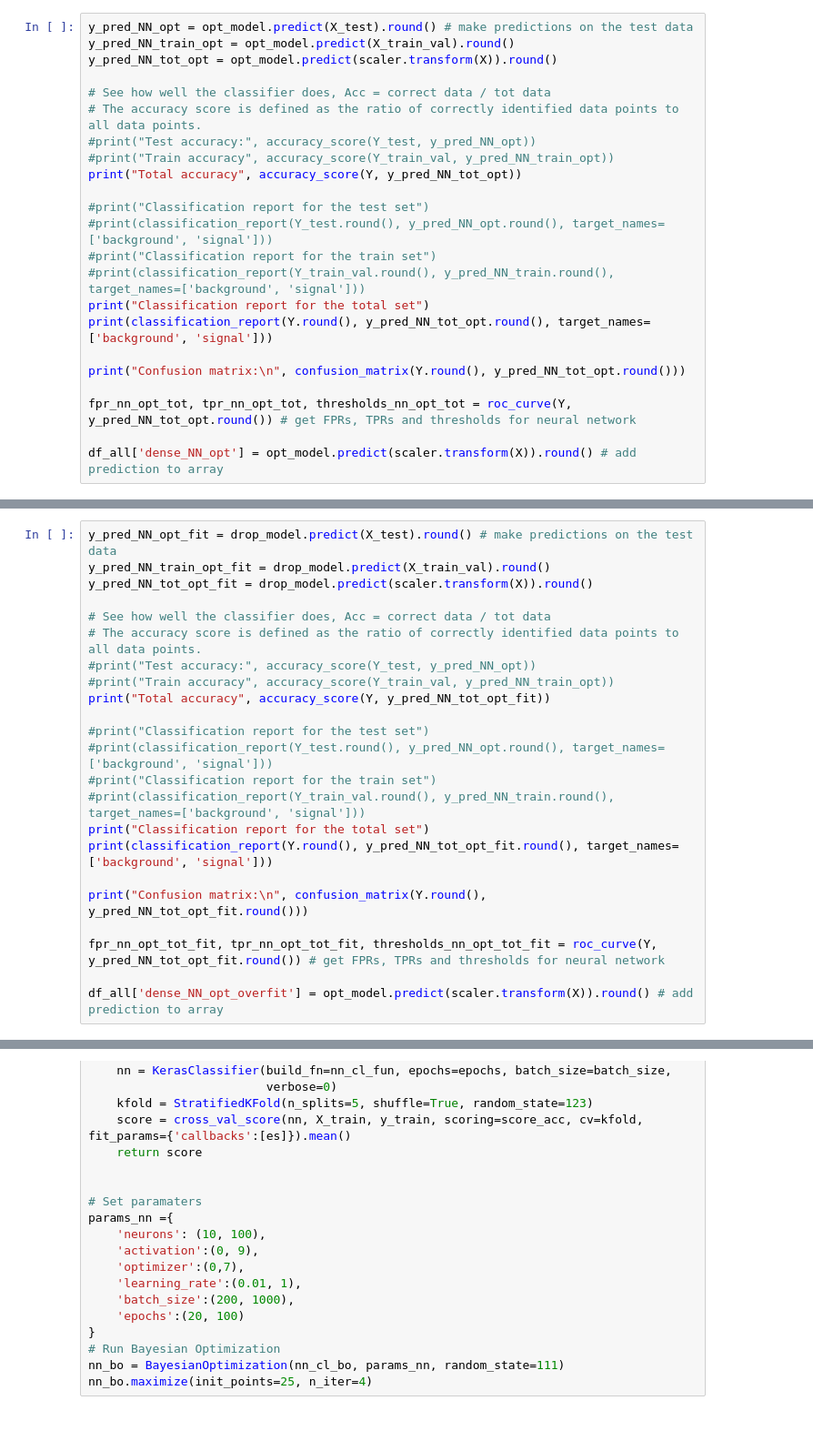
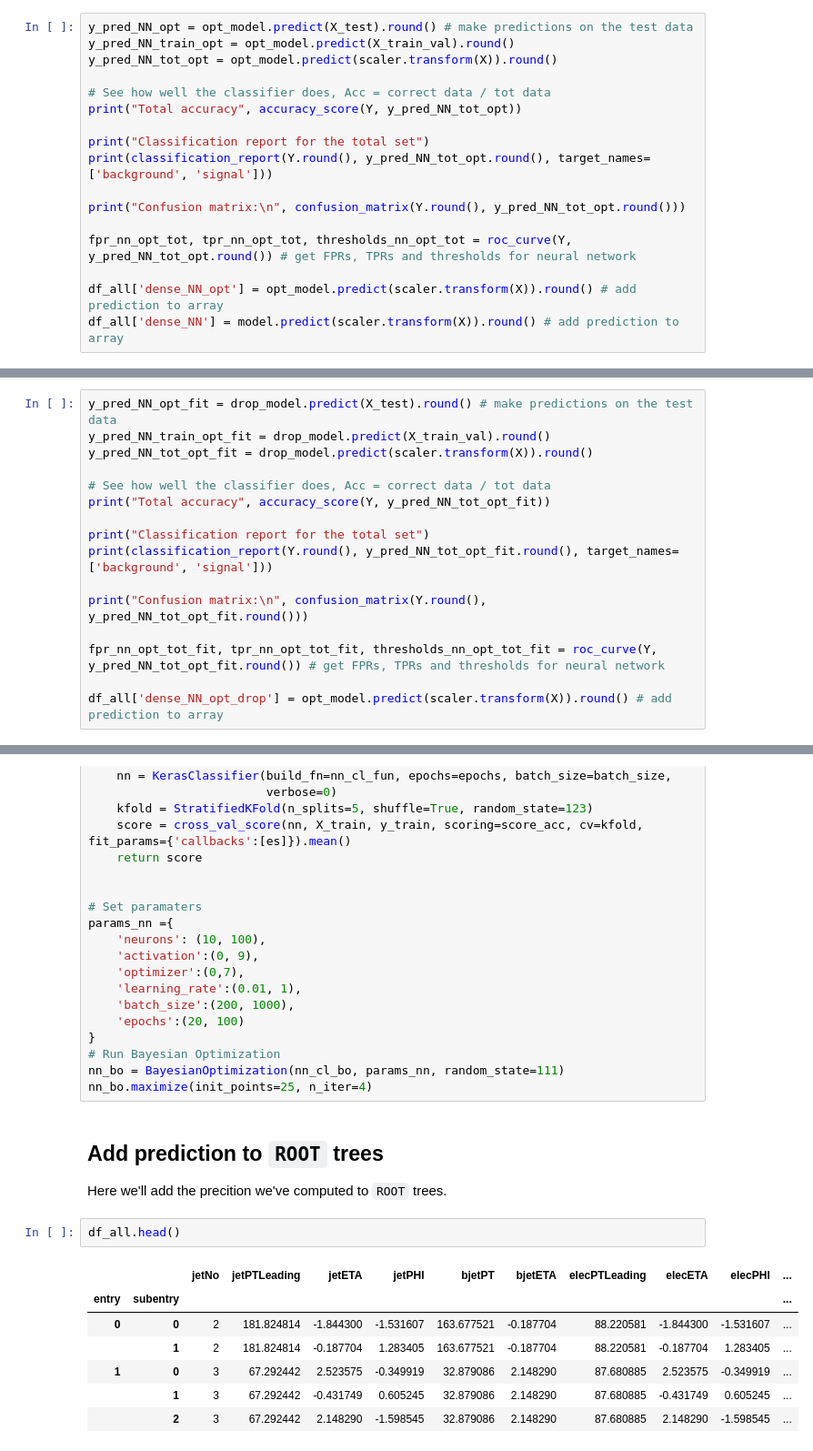
Before and after one commit to mghasemi19/TopFC, a Jupyter notebook: BDT_weight/charm_NN.ipynb, the cells around one changed output, grey strips where cells are left out. Shown at 91% size. Drawn from its saved outputs; the diff is of its cells as text; blank space fills up the shorter version.

Commit message:
Start saving model's outputs (ML weights)

```diff
--- a/BDT_weight/charm_NN.ipynb
+++ b/BDT_weight/charm_NN.ipynb
@@ -977,15 +1003,8 @@ y_pred_NN_train_opt = opt_model.predict(X_train_val).round()
 y_pred_NN_tot_opt = opt_model.predict(scaler.transform(X)).round()
 
 # See how well the classifier does, Acc = correct data / tot data
-# The accuracy score is defined as the ratio of correctly identified data points to all data points.
-#print("Test accuracy:", accuracy_score(Y_test, y_pred_NN_opt))
-#print("Train accuracy", accuracy_score(Y_train_val, y_pred_NN_train_opt))
 print("Total accuracy", accuracy_score(Y, y_pred_NN_tot_opt))
 
-#print("Classification report for the test set")
-#print(classification_report(Y_test.round(), y_pred_NN_opt.round(), target_names=['background', 'signal']))
-#print("Classification report for the train set")
-#print(classification_report(Y_train_val.round(), y_pred_NN_train.round(), target_names=['background', 'signal']))
 print("Classification report for the total set")
 print(classification_report(Y.round(), y_pred_NN_tot_opt.round(), target_names=['background', 'signal']))
 
@@ -994,4 +1013,5 @@ print("Confusion matrix:\n", confusion_matrix(Y.round(), y_pred_NN_tot_opt.round
 fpr_nn_opt_tot, tpr_nn_opt_tot, thresholds_nn_opt_tot = roc_curve(Y, y_pred_NN_tot_opt.round()) # get FPRs, TPRs and thresholds for neural network
 
 df_all['dense_NN_opt'] = opt_model.predict(scaler.transform(X)).round() # add prediction to array
+df_all['dense_NN'] = model.predict(scaler.transform(X)).round() # add prediction to array
 # %% [output]
@@ -1019,15 +1040,8 @@ y_pred_NN_train_opt_fit = drop_model.predict(X_train_val).round()
 y_pred_NN_tot_opt_fit = drop_model.predict(scaler.transform(X)).round()
 
 # See how well the classifier does, Acc = correct data / tot data
-# The accuracy score is defined as the ratio of correctly identified data points to all data points.
-#print("Test accuracy:", accuracy_score(Y_test, y_pred_NN_opt))
-#print("Train accuracy", accuracy_score(Y_train_val, y_pred_NN_train_opt))
 print("Total accuracy", accuracy_score(Y, y_pred_NN_tot_opt_fit))
 
-#print("Classification report for the test set")
-#print(classification_report(Y_test.round(), y_pred_NN_opt.round(), target_names=['background', 'signal']))
-#print("Classification report for the train set")
-#print(classification_report(Y_train_val.round(), y_pred_NN_train.round(), target_names=['background', 'signal']))
 print("Classification report for the total set")
 print(classification_report(Y.round(), y_pred_NN_tot_opt_fit.round(), target_names=['background', 'signal']))
 
@@ -1035,5 +1049,5 @@ print("Confusion matrix:\n", confusion_matrix(Y.round(), y_pred_NN_tot_opt_fit.r
 
 fpr_nn_opt_tot_fit, tpr_nn_opt_tot_fit, thresholds_nn_opt_tot_fit = roc_curve(Y, y_pred_NN_tot_opt_fit.round()) # get FPRs, TPRs and thresholds for neural network
 
-df_all['dense_NN_opt_overfit'] = opt_model.predict(scaler.transform(X)).round() # add prediction to array
+df_all['dense_NN_opt_drop'] = opt_model.predict(scaler.transform(X)).round() # add prediction to array
 # %% [output]
@@ -1244,3 +1232,16 @@ params_nn ={
 # Run Bayesian Optimization
 nn_bo = BayesianOptimization(nn_cl_bo, params_nn, random_state=111)
 nn_bo.maximize(init_points=25, n_iter=4)
+# %% [markdown]
+## Add prediction to `ROOT` trees
+Here we'll add the precition we've computed to `ROOT` trees.
+# %%
+df_all.head()
+# %% [output]
+|  |  | jetNo | jetPTLeading | jetETA | jetPHI | bjetPT | bjetETA | elecPTLeading | elecETA | elecPHI | ... |
+| entry | subentry |  |  |  |  |  |  |  |  |  | ... |
+| 0 | 0 | 2 | 181.824814 | -1.844300 | -1.531607 | 163.677521 | -0.187704 | 88.220581 | -1.844300 | -1.531607 | ... |
+|  | 1 | 2 | 181.824814 | -0.187704 | 1.283405 | 163.677521 | -0.187704 | 88.220581 | -0.187704 | 1.283405 | ... |
+| 1 | 0 | 3 | 67.292442 | 2.523575 | -0.349919 | 32.879086 | 2.148290 | 87.680885 | 2.523575 | -0.349919 | ... |
+|  | 1 | 3 | 67.292442 | -0.431749 | 0.605245 | 32.879086 | 2.148290 | 87.680885 | -0.431749 | 0.605245 | ... |
+|  | 2 | 3 | 67.292442 | 2.148290 | -1.598545 | 32.879086 | 2.148290 | 87.680885 | 2.148290 | -1.598545 | ... |
```
Also changed, not shown: parts of 28 cells of this notebook, 3 other files.
